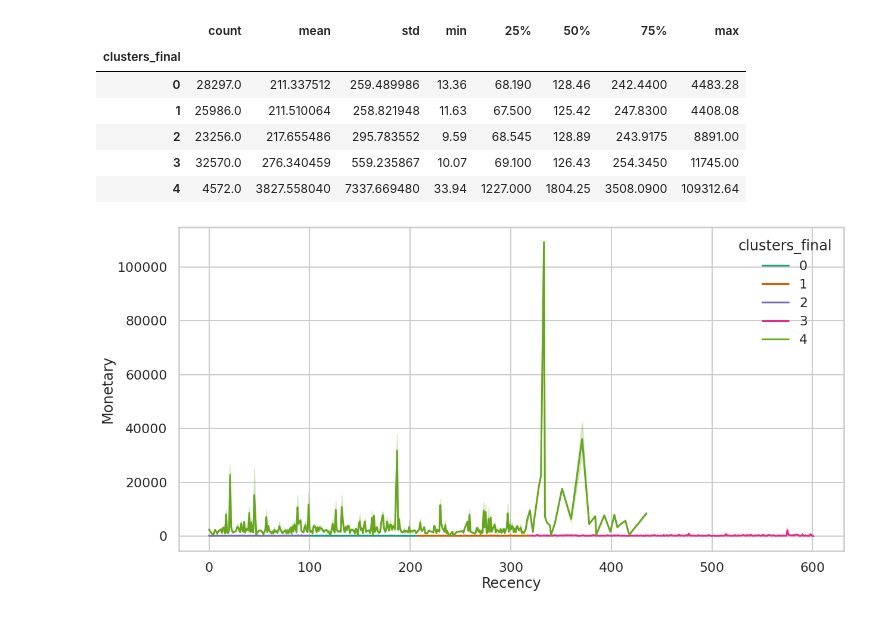
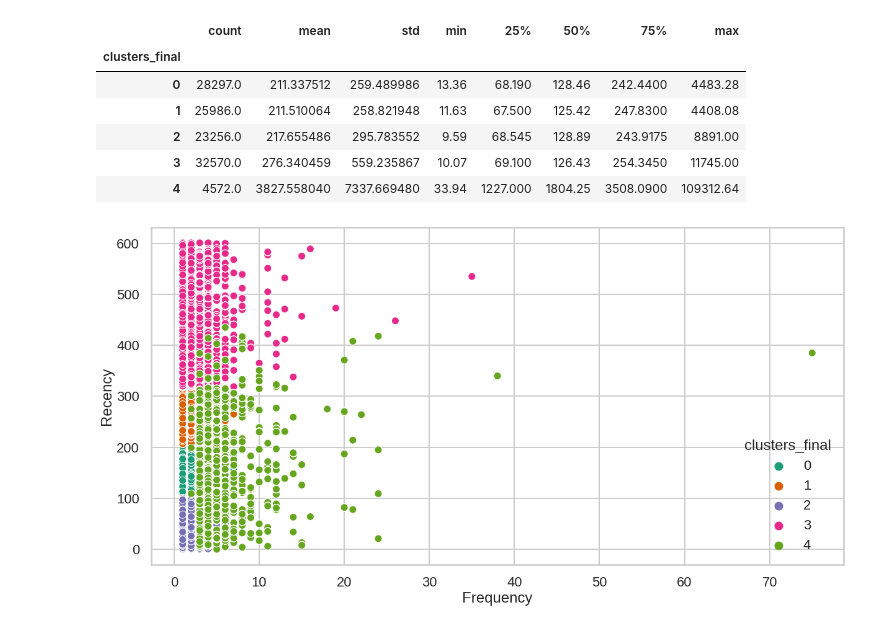
Before and after one commit to poojashreeNS/CMPE-257, a Jupyter notebook: Assignments/Assignment - 3/Assignment_3_Fractral_clustering.ipynb, the cells around one changed output. Cells and saved outputs as stored; diff of their text form; code cells hidden in the pictures.

```diff
--- a/Assignments/Assignment - 3/Assignment_3_Fractral_clustering.ipynb
+++ b/Assignments/Assignment - 3/Assignment_3_Fractral_clustering.ipynb
@@ -694,8 +742,8 @@ df_user.groupby('clusters_final')['Monetary'].describe()
 # %%
 sns.set_context('poster')
 plt.figure(figsize=(20,10))
-sns.lineplot(x=df_user['Recency'],y=df_user['Monetary'],hue=df_user['clusters_final'], palette='Dark2')
+sns.scatterplot(x=df_user['Frequency'],y=df_user['Recency'],hue=df_user['clusters_final'], palette='Dark2')
 format_spines(ax, right_border=False)
 plt.show()
 # %% [output]
-[figure, old version]
+[figure, new version]
```
Also changed, not shown: parts of 47 cells of this notebook.
